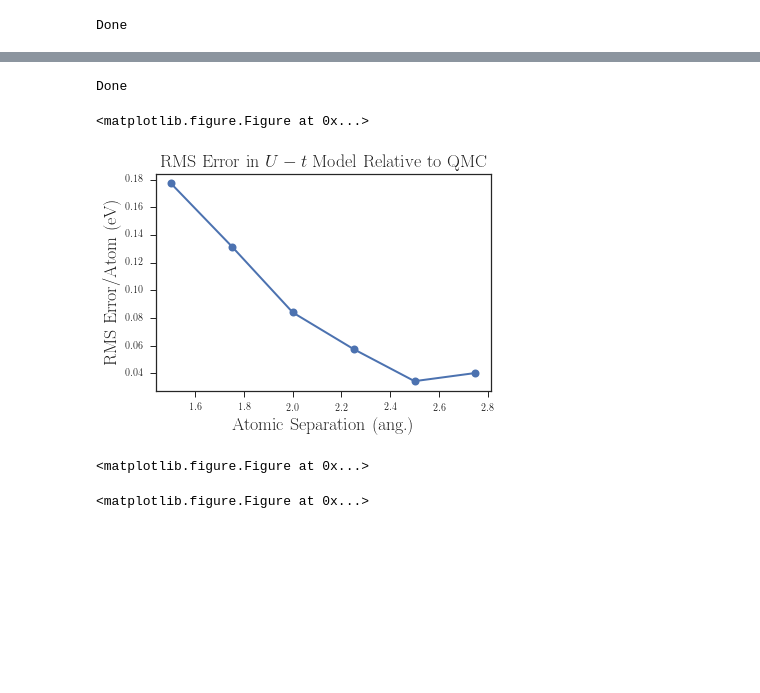
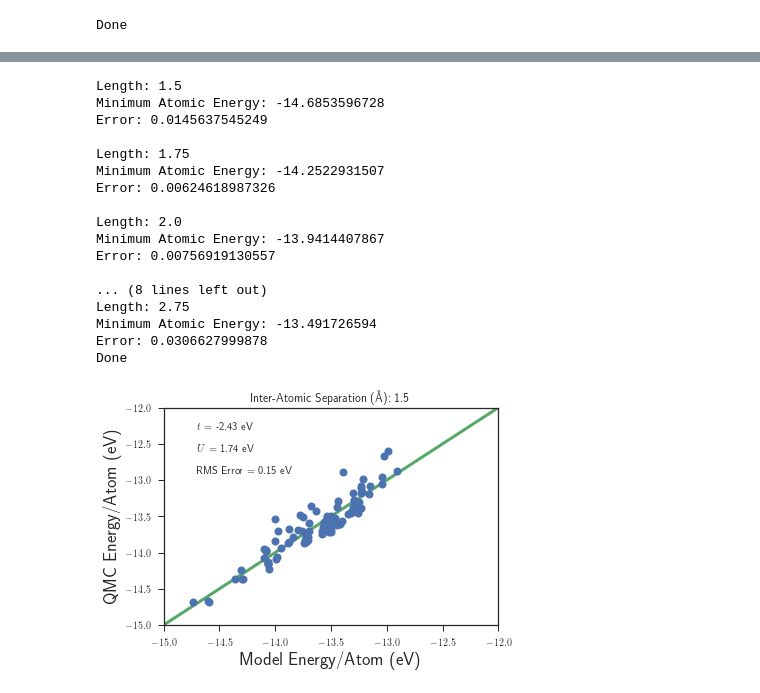
Before and after one commit to hiteshjc/Downfolding, a Jupyter notebook: hchain_data/kiel/h_chain_combine.ipynb, the cells around one changed output, grey strips where cells are left out. Cells and saved outputs as stored; diff of their text form; code cells hidden in the pictures; blank space fills up the shorter version.

Commit message:
Updated Plotting Script

```diff
--- a/hchain_data/kiel/h_chain_combine.ipynb
+++ b/hchain_data/kiel/h_chain_combine.ipynb
@@ -68,9 +68,8 @@ Len=len(dat['atom'])
 dat = dat.reset_index(drop=True)
 
 L=len(dat['energy'])
-#print(dat)
 
-###############################################################################
+#############################################################################
 
 dat.to_csv('H_chain_data.csv')
 dat.to_pickle('H_chain_data.pkl')
@@ -80,8 +79,8 @@ act_num=10
 print('Act. Pop. Cut-Off: '+np.str(act_num-0.5))
 dat=dat[dat['Act. Pop.'] > act_num-0.5]
 dat=dat[dat['Act. Pop.'] < act_num+0.05]
-dat=dat[dat['energy'] > -5.1]
 print(dat)
+
 
 dat.to_csv('H_chain_data.csv')
 
@@ -145,13 +107,13 @@ Done
 # %%
-#Plot RMS error vs. bond length
+#Plot DMC energies vs. model energies
 
-Natom=10
 from scipy.optimize import least_squares
 evc=27.2114
+Natom=10
 func_choice='pbe'
-#lengths=[1, 1.25, 1.5, 1.75, 2.0]
 lengths=[1.5, 1.75, 2.0, 2.25, 2.5, 2.75]
 dat_func=dat[ dat['functional']==func_choice ]
+
 
 def fun(parms, dum_descrip, E):
     nparm=len(parms)
@@ -172,6 +134,7 @@ def mod_energy(fit_parms, dum_descrip):
 
 filemod=''
 parameters=['Constant', 't', 'Us']
+parm_names=['Constant', 't', 'U']
 
 param_hold=[[] for k in range(len(parameters)-1)]
 
@@ -189,43 +152,85 @@ for ln in range(len(lengths)):
     length=lengths[ln]
     dat_func=dat[ dat['Length']==np.str(length) ]
     descrip=np.zeros((len(dat_func['Constant']), len(parameters)))
     for i,p in enumerate(parameters):
         descrip[:,i]=np.array(dat_func[p])
 
     ab_energy=evc*dat_func['energy']
     ab_err=evc*dat_func['error']
 
     res_lin = least_squares(fun, x0, loss='linear', args=(descrip, ab_energy))
     model_energy = mod_energy(res_lin.x, descrip)
 
     resid=ab_energy-model_energy
     resid=np.array(resid)
     rms=np.sqrt(np.sum(resid**2)/len(resid))
 
     lw=0
     fs=18
     ms=8
 
+    plt.errorbar(np.array(model_energy)/Natom, np.array(ab_energy)/Natom, yerr=np.array(ab_err)/Natom, elinewidth=3, linewidth=lw, marker='o', markersize=ms-2, mew=2)
+
+    plt.plot([100*np.min(model_energy), 0], [100*np.min(model_energy), 0], linewidth=lw+3)
+    imin=ab_energy.tolist().index(min(ab_energy.tolist()))
+    print('')
+    print('Length: '+np.str(length))
+    print('Minimum Atomic Energy: '+np.str(np.array(ab_energy)[imin]/Natom))
+    print('Error: '+np.str(np.array(ab_err)[imin]/Natom))
+    plt.xlabel('Model Energy/Atom (eV)', fontsize=fs)
+    plt.ylabel('QMC Energy/Atom (eV)', fontsize=fs)
+    plt.xlim([-150/Natom, -115/Natom])
+    plt.ylim([-150/Natom, -115/Natom])
+
+
+    plt.title('Inter-Atomic Separation (\AA): '+np.str(length))
+
+    round_num=2
+    capy=0.9
+    for k in range(1, len(parameters)):
+        par_name=np.str(parm_names[k])
+        plt.annotate("$"+par_name+"$ = "+np.str(np.round(res_lin.x[k], round_num))+" eV", xy=(0.1,capy), xycoords='axes fraction', fontsize=10.5)
+        capy-=0.1
+
+    plt.annotate("RMS Error = "+np.str(np.round(rms/Natom, round_num))+" eV", xy=(0.1,capy), xycoords='axes fraction', fontsize=10.5)
     rms_hold.append(rms)
 
     for n in range(len(parameters)-1):
       param_hold[n].append(res_lin.x[n+1])
 
-c=1
+    plt.savefig('H_chain_fit_model_length'+np.str(length)+'_'+np.str(filemod)+'.png', dpi=200, bbox_inches='tight')
+    plt.savefig('H_chain_fit_model_length'+np.str(length)+'_'+np.str(filemod)+'.pdf', bbox_inches='tight')
 
-plt.figure(c)
-c+=1
-plt.plot(lengths, np.array(rms_hold)/Natom, linewidth=lw+2, marker='o', markersize=ms-2, mew=2)
-plt.xlabel('Atomic Separation (ang.)', fontsize=fs)
-plt.ylabel('RMS Error/Atom (eV)', fontsize=fs)
-plt.title('RMS Error in $U-t$ Model Relative to QMC', fontsize=fs)
-plt.savefig('rms_ut_error_vs_separation_h_chain.pdf', bbox_inches='tight')
-plt.savefig('rms_ut_error_vs_separation_h_chain.png', bbox_inches='tight')
+
+c=len(lengths)+1
+if len(parameters)==3:
+  plt.figure(c)
+  c+=1
+  plt.plot(lengths, np.abs(np.array(param_hold[1])/np.array(param_hold[0])), linewidth=lw+2, marker='o', markersize=ms-2, mew=2)
+  plt.xlabel('Atomic Separation (\AA)', fontsize=fs)
+  plt.ylabel('$U$/$t$ Ratio', fontsize=fs)
+#  plt.title(np.str(parameters[2])+'/'+np.str(parameters[1])+' Ratio vs. Atomic Separatic, H10 Chain, PBE', fontsize=fs)
+  plt.savefig(np.str(parameters[2])+np.str(parameters[1])+'_ratio_vs_separation_h_chain.png', dpi=200, bbox_inches='tight')
+  plt.savefig(np.str(parameters[2])+np.str(parameters[1])+'_ratio_vs_separation_h_chain.pdf', bbox_inches='tight')
+
 
 print('Done')
 # %% [output]
+Length: 1.5
+Minimum Atomic Energy: -14.6853596728
+Error: 0.0145637545249
+
+Length: 1.75
+Minimum Atomic Energy: -14.2522931507
+Error: 0.00624618987326
+
+Length: 2.0
+Minimum Atomic Energy: -13.9414407867
+Error: 0.00756919130557
+
+... (8 lines left out)
+Length: 2.75
+Minimum Atomic Energy: -13.491726594
+Error: 0.0306627999878
 Done
-<matplotlib.figure.Figure at 0x...>
-[figure, old version]
+[figure, new version]
-<matplotlib.figure.Figure at 0x...>
-<matplotlib.figure.Figure at 0x...>
```
Also changed, not shown: parts of 5 cells of this notebook.
